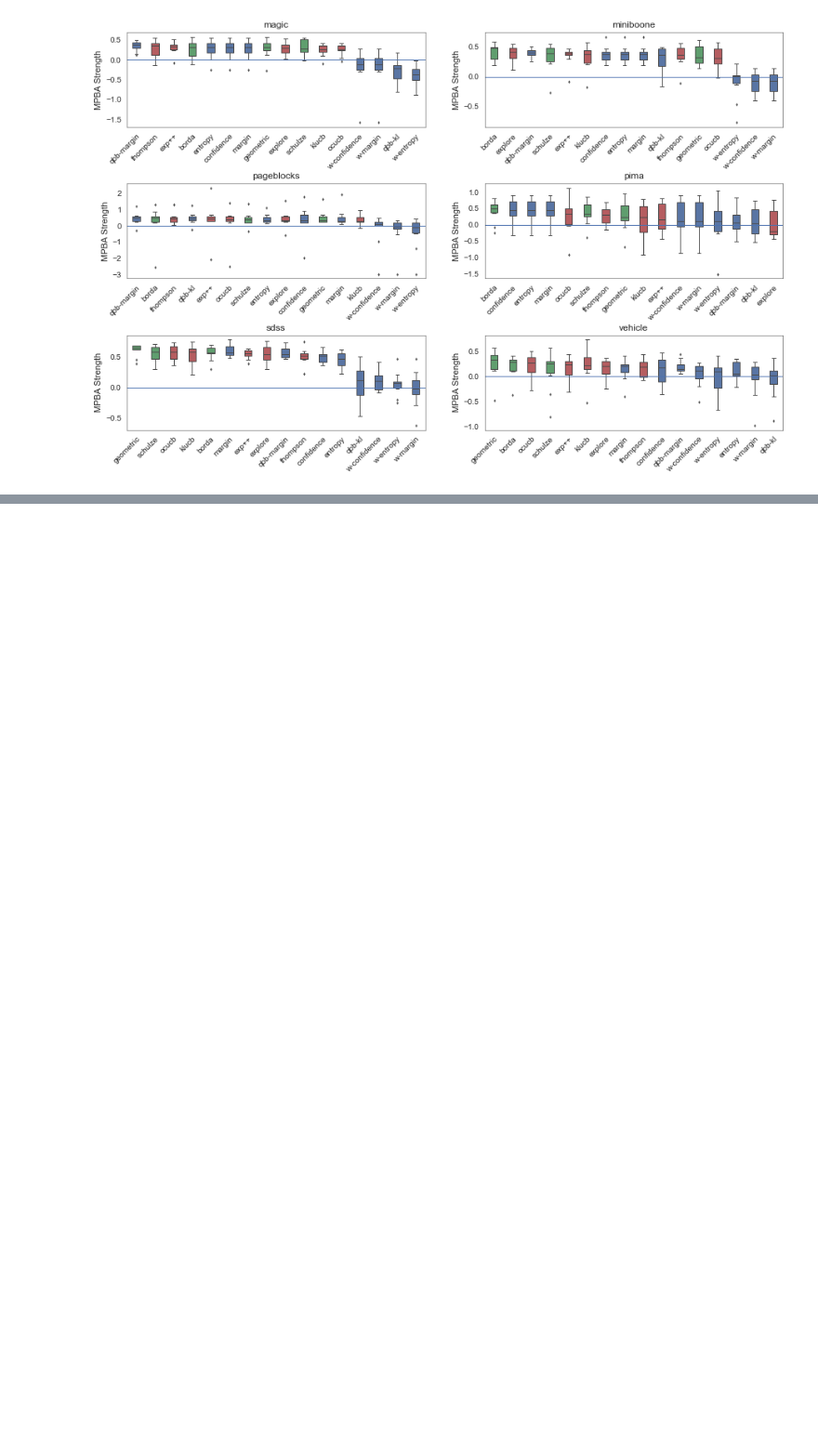
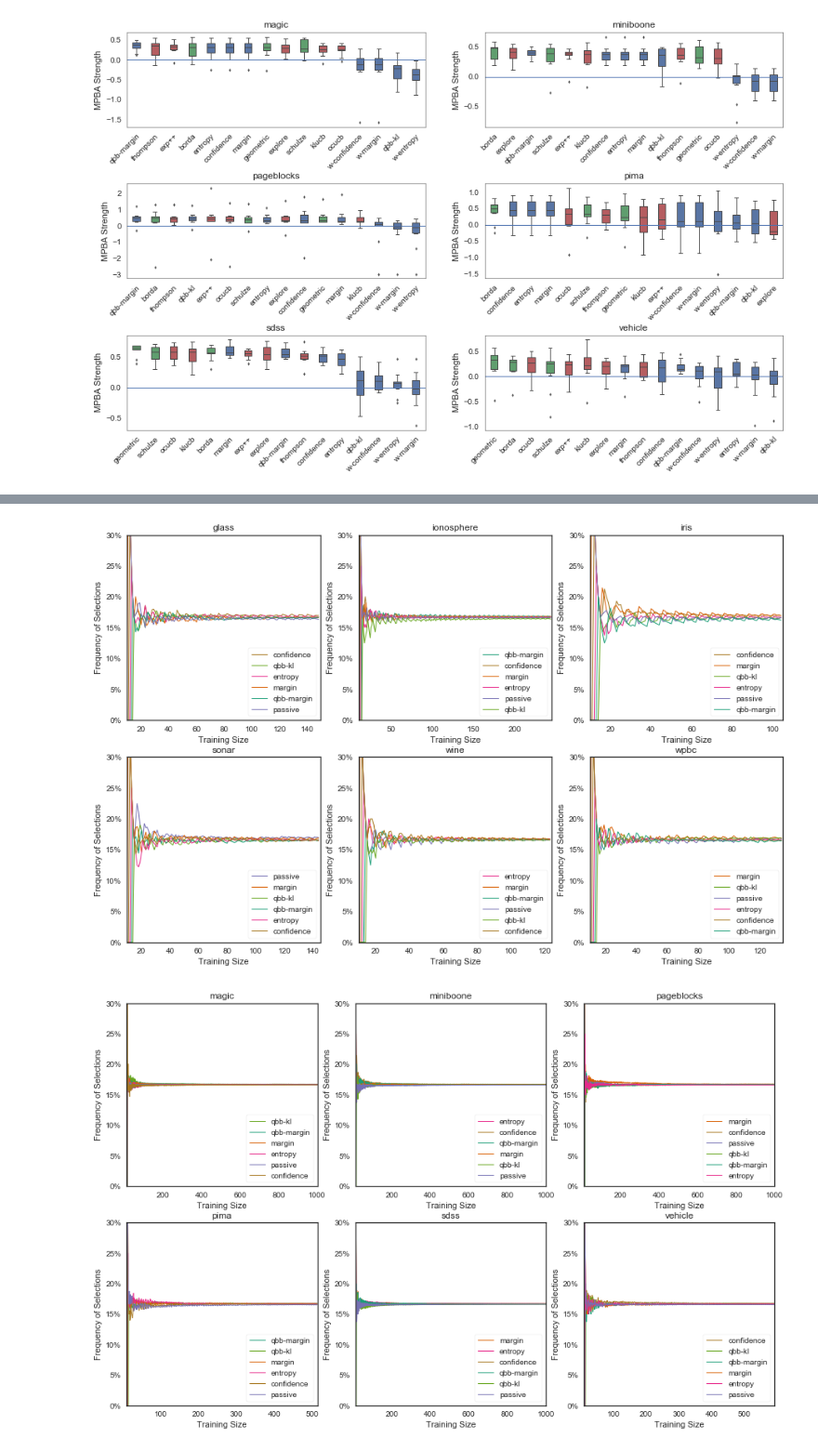
Before and after one commit to chengsoonong/mclass-sky, a Jupyter notebook: projects/peerjcs16/active_learning_suggestions.ipynb, the cells around one changed output, grey strips where cells are left out. Shown at 93% size. Drawn from its saved outputs; the diff is of its cells as text; code cells hidden in the pictures; blank space fills up the shorter version.

```diff
--- a/projects/peerjcs16/active_learning_suggestions.ipynb
+++ b/projects/peerjcs16/active_learning_suggestions.ipynb
@@ -312,0 +314,6 @@ plot_selections('ocucb', 'large')
+# %%
+plot_selections('klucb', 'small')
+plot_selections('klucb', 'large')
+# %% [output]
+[figure, added]
+[figure, added]
```
Also changed, not shown: parts of 9 cells of this notebook.
